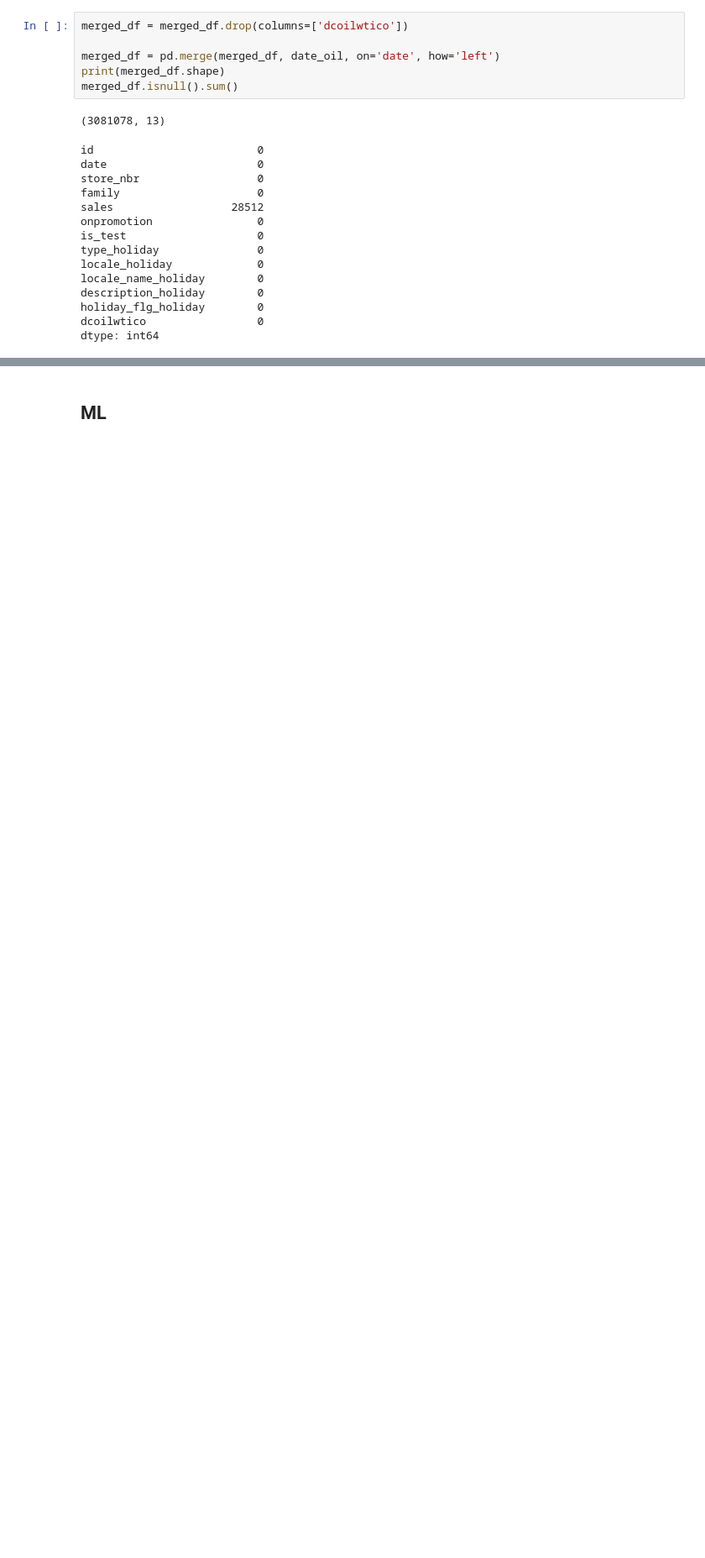
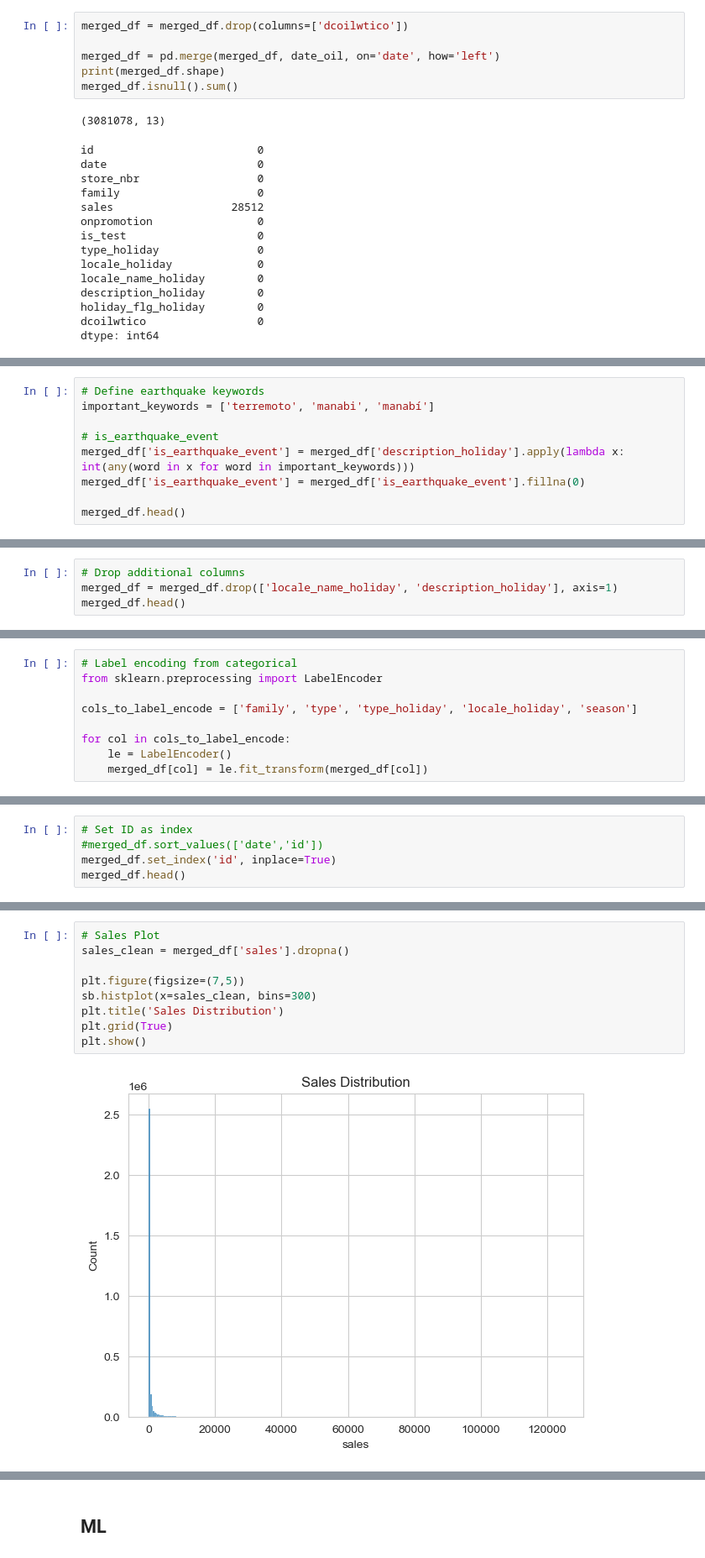
Before and after one commit to Hailey-cloud/Final-Project-Machine-Learning, a Jupyter notebook: Store_Sales_ML.ipynb, the cells around one changed output, grey strips where cells are left out. Shown at 84% size. Drawn from its saved outputs; the diff is of its cells as text; blank space fills up the shorter version.

```diff
--- a/Store_Sales_ML.ipynb
+++ b/Store_Sales_ML.ipynb
@@ -578,0 +634,9 @@ dtype: int64
+# %%
+# Define earthquake keywords
+important_keywords = ['terremoto', 'manabi', 'manabí']
+
+# is_earthquake_event
+merged_df['is_earthquake_event'] = merged_df['description_holiday'].apply(lambda x: int(any(word in x for word in important_keywords)))
+merged_df['is_earthquake_event'] = merged_df['is_earthquake_event'].fillna(0)
+
+merged_df.head()
@@ -578,0 +683,4 @@ dtype: int64
+# %%
+# Drop additional columns
+merged_df = merged_df.drop(['locale_name_holiday', 'description_holiday'], axis=1)
+merged_df.head()
@@ -578,0 +695,9 @@ dtype: int64
+# %%
+# Label encoding from categorical
+from sklearn.preprocessing import LabelEncoder
+
+cols_to_label_encode = ['family', 'type', 'type_holiday', 'locale_holiday', 'season']
+
+for col in cols_to_label_encode:
+    le = LabelEncoder()
+    merged_df[col] = le.fit_transform(merged_df[col])
@@ -578,0 +724,5 @@ dtype: int64
+# %%
+# Set ID as index
+#merged_df.sort_values(['date','id'])
+merged_df.set_index('id', inplace=True)
+merged_df.head()
@@ -578,0 +749,11 @@ dtype: int64
+# %%
+# Sales Plot
+sales_clean = merged_df['sales'].dropna()
+
+plt.figure(figsize=(7,5))
+sb.histplot(x=sales_clean, bins=300)
+plt.title('Sales Distribution')
+plt.grid(True)
+plt.show()
+# %% [output]
+[figure, added]
```
Also changed, not shown: parts of 40 cells of this notebook.
